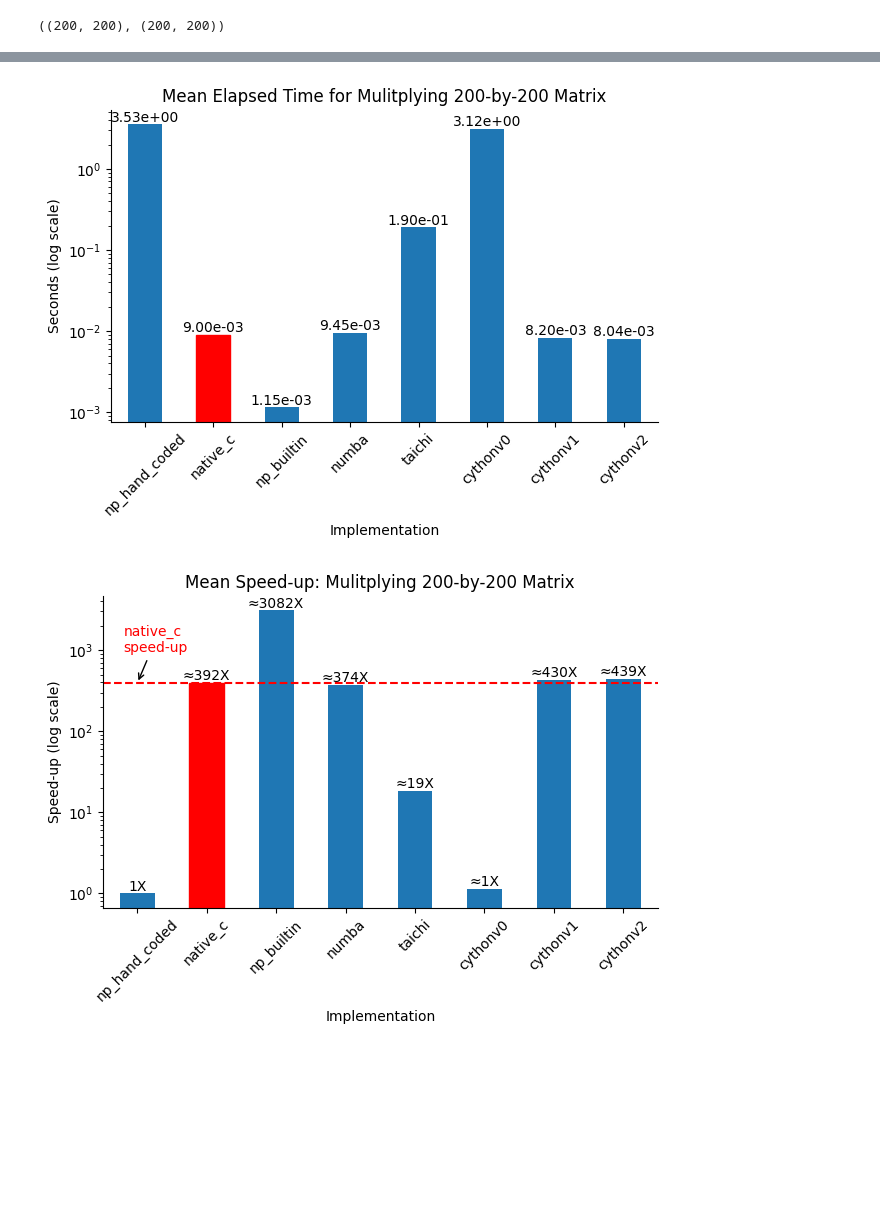
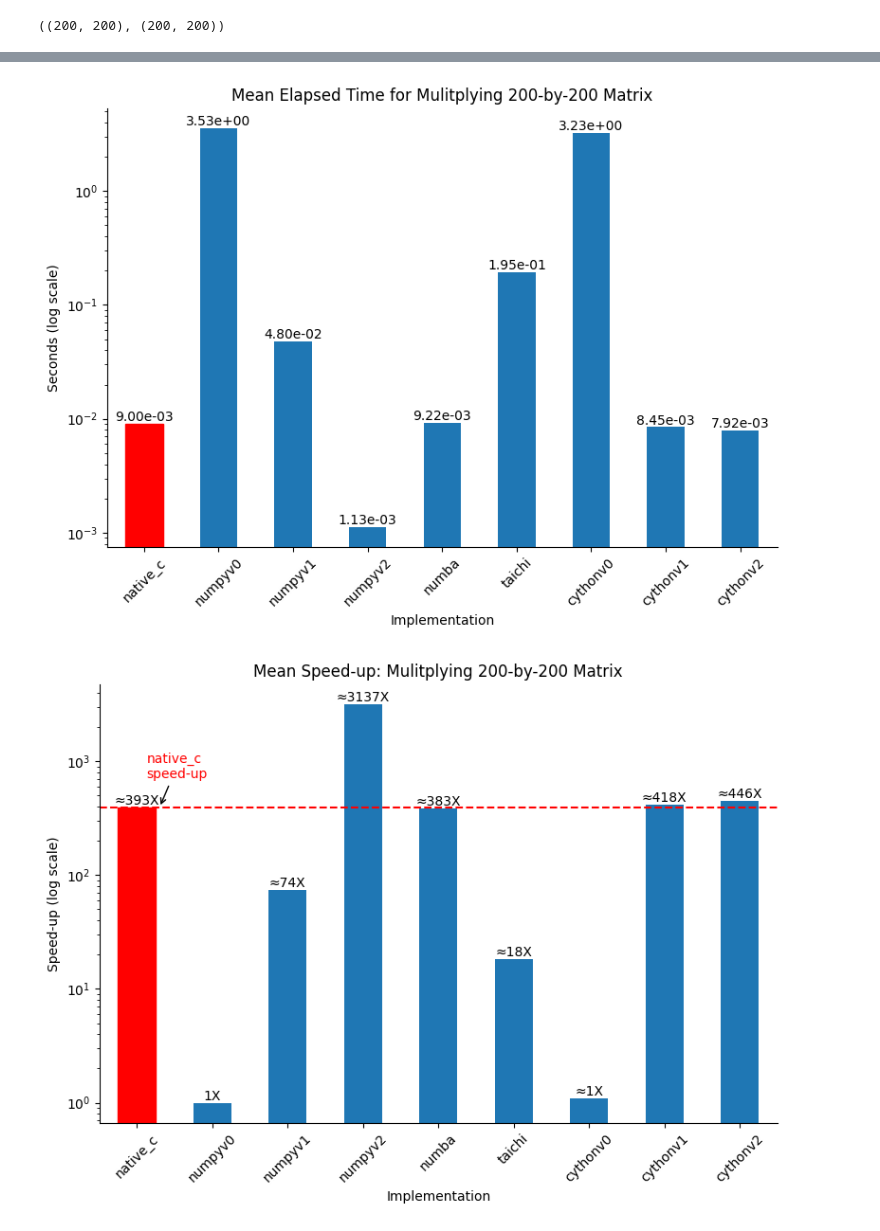
Before and after one commit to jimthompson5802/fast-python, a Jupyter notebook: matrix_multiplication/matrix_multiply_notebook.ipynb, the cells around one changed output, grey strips where cells are left out. Cells and saved outputs as stored; diff of their text form; code cells hidden in the pictures; blank space fills up the shorter version.

```diff
--- a/matrix_multiplication/matrix_multiply_notebook.ipynb
+++ b/matrix_multiplication/matrix_multiply_notebook.ipynb
@@ -29,3 +38,14 @@ def matrix_multiply_np(A, B):
+# %%
+# define naive matrix multiplication in numpy
+import numpy as np
+
+def matrix_multiply_npv1(A, B):
+    result = np.zeros((A.shape[0], B.shape[1]))
+
+    for i in range(A.shape[0]):
+        for j in range(B.shape[1]):
+            result[i, j] = np.dot(A[i, :], B[:, j])
+    return result
 # %%
 
 %%time
@@ -263,8 +283,9 @@ def test_function(function, identifier, A, B):
 
 # setup test scenarios
 test_scenarios = [
-    {"function": matrix_multiply_np, "identifier": "np_hand_coded", "A": A, "B": B},
-    {"function": np.matmul, "identifier": "np_builtin", "A": A, "B": B},
+    {"function": matrix_multiply_npv0, "identifier": "numpyv0", "A": A, "B": B},
+    {"function": matrix_multiply_npv1, "identifier": "numpyv1", "A": A, "B": B},
+    {"function": np.matmul, "identifier": "numpyv2", "A": A, "B": B},
     {"function": matrix_multiply_numba, "identifier": "numba", "A": A, "B": B},
     {"function": matrix_multiply_cython0, "identifier": "cythonv0", "A": A, "B": B},
     {"function": matrix_multiply_cython1, "identifier": "cythonv1", "A": A, "B": B},
@@ -310,7 +331,7 @@ df
 df = df.groupby("function").mean().sort_values(by="duration")
 df.reset_index(inplace=True)
 df.rename(columns={'index': 'function'}, inplace=True)
-df['speed_up'] = df[df.function == 'np_hand_coded'].duration.values[0] / df['duration']
+df['speed_up'] = df[df.function == 'numpyv0'].duration.values[0] / df['duration']
 df
 # %% [output]
 |  | function | duration | results | speed_up |
@@ -325,8 +347,10 @@ df
 # %%
 import matplotlib.pyplot as plt
 
+fig, ax = plt.subplots(figsize=(8, 6))
+
 # Define the desired order
-order = ['np_hand_coded', 'native_c', 'np_builtin', 'numba', 'taichi', 'cythonv0', 'cythonv1', 'cythonv2']
+order = ['native_c', 'numpyv0', 'numpyv1', 'numpyv2', 'numba', 'taichi', 'cythonv0', 'cythonv1', 'cythonv2']
 
 # Sort the DataFrame by the 'function' column based on the desired order
 df['function'] = df['function'].astype('category')
@@ -334,7 +358,7 @@ df['function'] = df['function'].cat.set_categories(order)
 df.sort_values('function', inplace=True)
 
 # Plot the data
-ax = df.plot(kind='bar', x='function', y='duration', legend=False)
+df.plot(kind='bar', x='function', y='duration', legend=False, ax=ax)
 
 # Change the color of the "native_c" bar to red
 for i, bar in enumerate(ax.patches):
@@ -362,13 +386,15 @@ plt.tight_layout()  # Adjust layout to prevent labels from being cut off
 plt.savefig('matrix_multiply_time.png', dpi=300)
 plt.show()
 # %% [output]
-[figure, old version]
+[figure, new version]
 # %%
+fig, ax = plt.subplots(figsize=(8, 6))
+
 # Retrieve speed-up value for "native_c"
 speed_up_native_c = df.loc[df['function'] == 'native_c', 'speed_up'].values[0]
 
 # Plot the data
-ax = df.plot(kind='bar', x='function', y='speed_up', legend=False)
+df.plot(kind='bar', x='function', y='speed_up', legend=False, ax=ax)
 
 # Change the color of the "native_c" bar to red
 for i, bar in enumerate(ax.patches):
@@ -379,33 +405,33 @@ for i, bar in enumerate(ax.patches):
 plt.xlabel('Implementation')
 plt.ylabel('Speed-up (log scale)')
 plt.xticks(rotation=45)  # Rotate x-axis labels by 45 degrees
 plt.yscale('log')  # Set y-axis to logarithmic scale
 plt.title(f'Mean Speed-up: Mulitplying {DIM_SIZE}-by-{DIM_SIZE} Matrix')
 
 # Add duration values on top of the bars
 for i, p in enumerate(ax.patches):
     # Use the "equal sign" for "np_hand_coded" and the "approximately equal" sign for all others
-    prefix = '' if df['function'].iloc[i] == 'np_hand_coded' else '≈'
+    prefix = '' if df['function'].iloc[i] == 'numpyv0' else '≈'
     ax.annotate(prefix + format(p.get_height(), '.0f') + 'X',
                 (p.get_x() + p.get_width() / 2., p.get_height()),
                 ha = 'center', va = 'top',
                 xytext = (0, 10),
                 textcoords = 'offset points')
 
 # Draw horizontal reference line at the speed-up value for "native_c"
 plt.axhline(y=speed_up_native_c, color='r', linestyle='--')
 
 # Annotate the reference line
-plt.annotate('native_c\nspeed-up', xy=(0, speed_up_native_c), xytext=(-10, 20),
+plt.annotate('native_c\nspeed-up', xy=(0.3, speed_up_native_c), xytext=(-10, 20),
              textcoords='offset points', arrowprops=dict(arrowstyle='->'),
              va="bottom", ha="left", color='r')
 
 # Remove top and right lines
 ax.spines['top'].set_visible(False)
 ax.spines['right'].set_visible(False)
 
 plt.tight_layout()  # Adjust layout to prevent labels from being cut off
 plt.savefig('matrix_multiply_speedup.png', dpi=300)
 plt.show()
 # %% [output]
-[figure, old version]
+[figure, new version]
```
Also changed, not shown: parts of 16 cells of this notebook.
